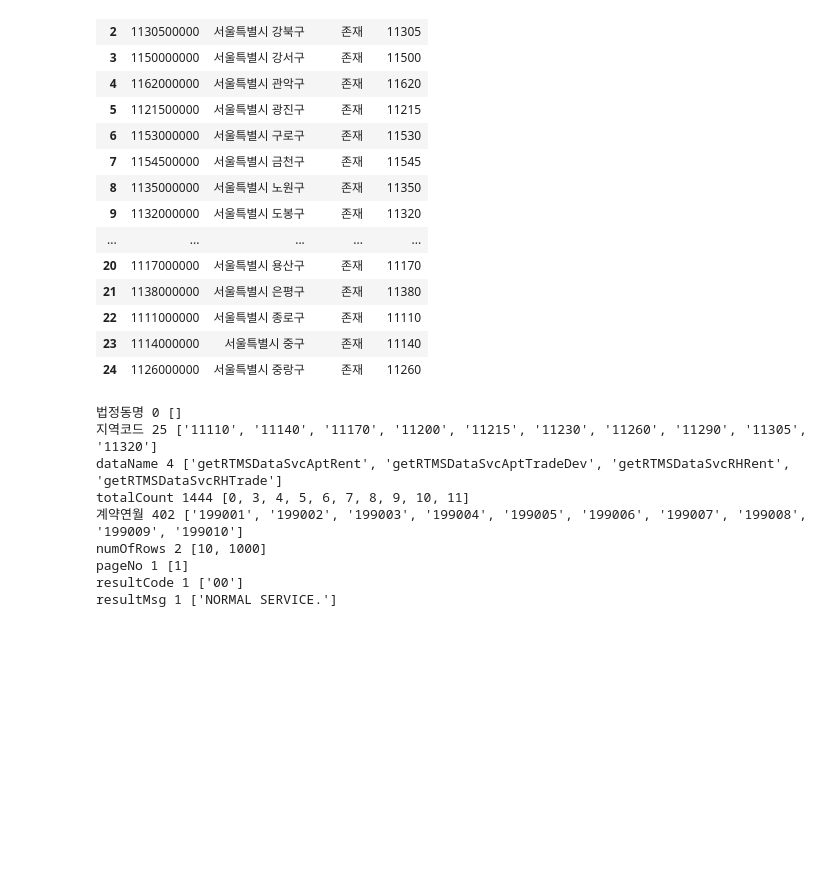
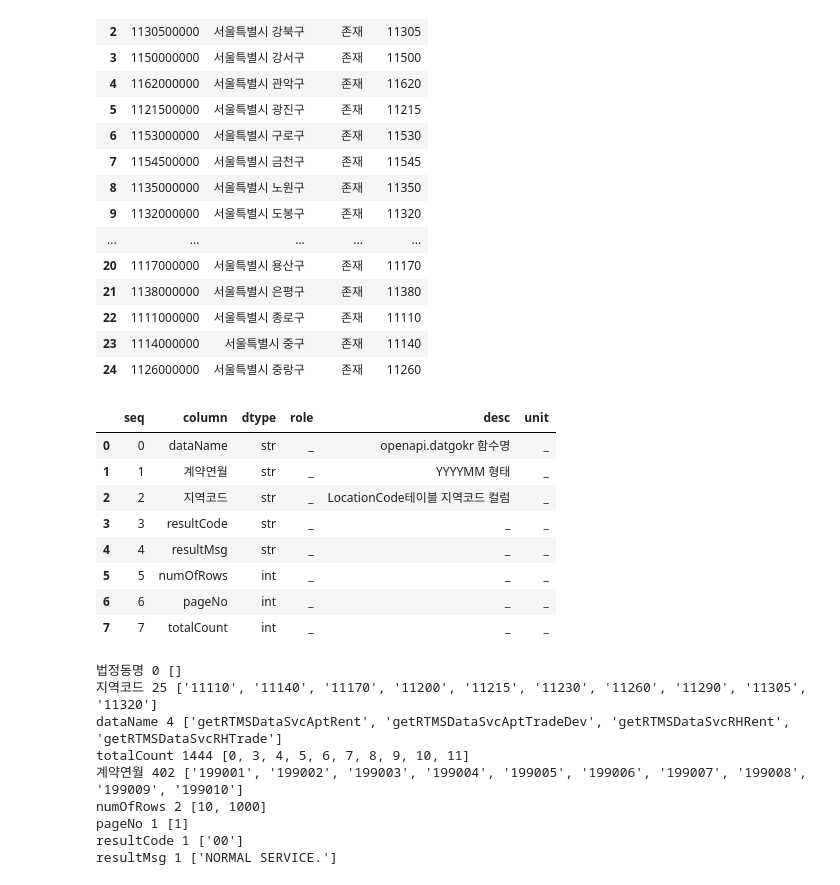
Before and after one commit to innovata/GovDataScience, a Jupyter notebook: jupyter/DataView.ipynb, the cells around one changed output. Cells and saved outputs as stored; diff of their text form; code cells hidden in the pictures; blank space fills up the shorter version.

```diff
--- a/jupyter/DataView.ipynb
+++ b/jupyter/DataView.ipynb
@@ -38,6 +38,19 @@ datamodels.LocationCode().view()
 | 22 | 1111000000 | 서울특별시 종로구 | 존재 | 11110 |
 | 23 | 1114000000 | 서울특별시 중구 | 존재 | 11140 |
 | 24 | 1126000000 | 서울특별시 중랑구 | 존재 | 11260 |
+# %%
+reload_all()
+schmodels.CHECKLIST_RealEstate().view()
+# %% [output]
+|  | seq | column | dtype | role | desc | unit |
+| 0 | 0 | dataName | str | _ | openapi.datgokr 함수명 | _ |
+| 1 | 1 | 계약연월 | str | _ | YYYYMM 형태 | _ |
+| 2 | 2 | 지역코드 | str | _ | LocationCode테이블 지역코드 컬럼 | _ |
+| 3 | 3 | resultCode | str | _ | _ | _ |
+| 4 | 4 | resultMsg | str | _ | _ | _ |
+| 5 | 5 | numOfRows | int | _ | _ | _ |
+| 6 | 6 | pageNo | int | _ | _ | _ |
+| 7 | 7 | totalCount | int | _ | _ | _ |
 # %%
 reload_all()
 datamodels.CHECKLIST_RealEstate().inspect()
```
Also changed, not shown: parts of 5 cells of this notebook, 3 other files.
